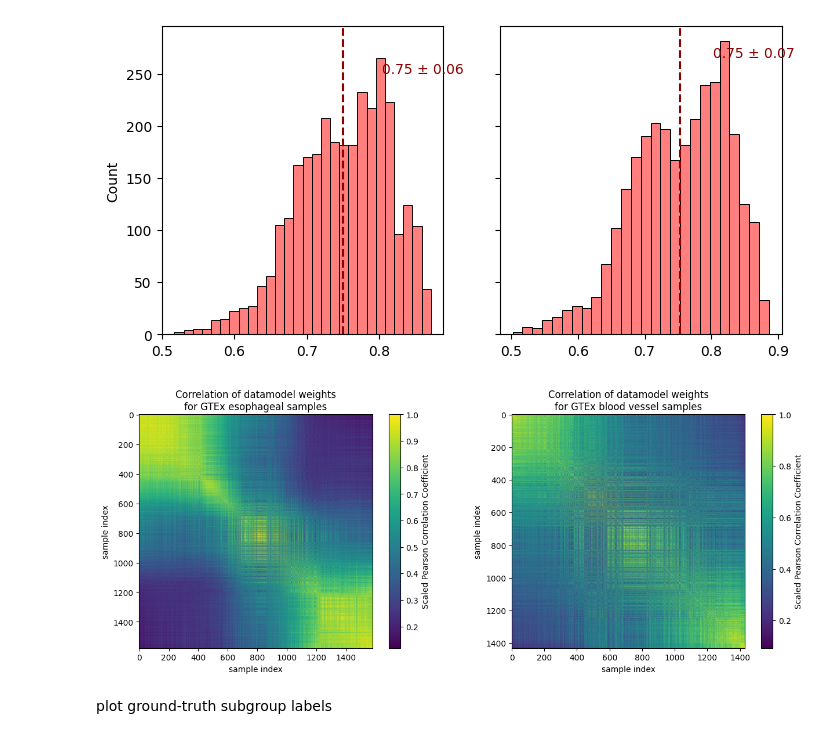
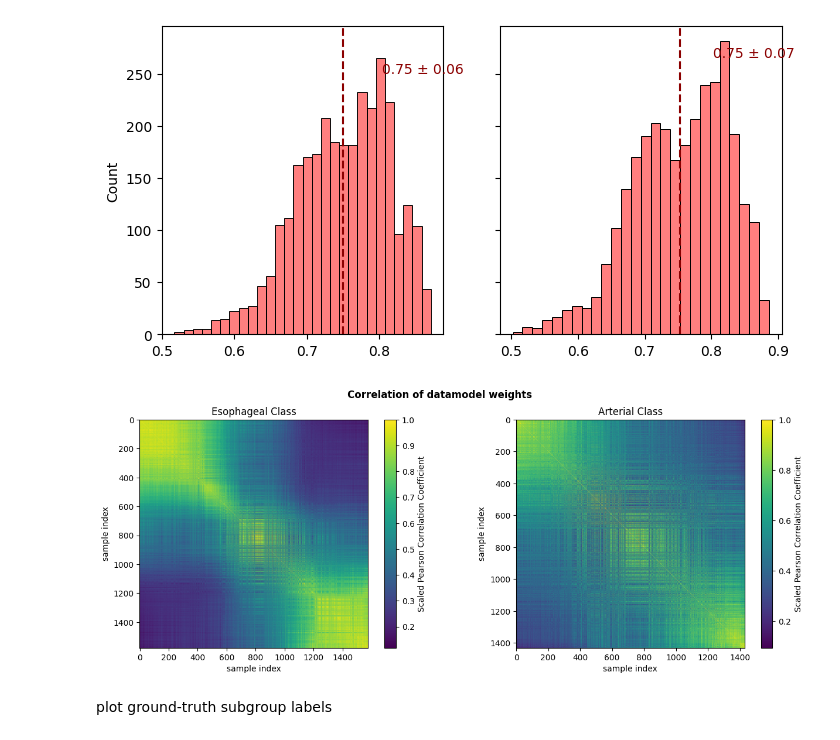
Before and after one commit to djunamay/datamodel_subgroups, a Jupyter notebook: plotting_notebooks/gtex_subset_experiment_june_30.ipynb, the cells around one changed output. Saved outputs shown, nothing was run; the diff lists cells and outputs as text; code cells hidden in the pictures.

```diff
--- a/plotting_notebooks/gtex_subset_experiment_june_30.ipynb
+++ b/plotting_notebooks/gtex_subset_experiment_june_30.ipynb
@@ -159,13 +200,18 @@ index_grp_2 = np.invert(index_grp_1)
 # %%
 
 fig, axes = plt.subplots(1, 2, figsize=(13, 5))
 
-plot_corr(weights, index_grp_1, 'Correlation of datamodel weights\nfor GTEx esophageal samples', ax=axes[0], fig=fig)
-plot_corr(weights, index_grp_2, 'Correlation of datamodel weights\nfor GTEx blood vessel samples', ax=axes[1], fig=fig)
+plot_corr(weights, index_grp_1, 'Esophageal Class', ax=axes[0], fig=fig)
+plot_corr(weights, index_grp_2, 'Arterial Class', ax=axes[1], fig=fig)
+fig.suptitle(
+        'Correlation of datamodel weights',
+        fontsize=12,
+        fontweight='bold'
+    )
 plt.tight_layout()
 plt.savefig('/Users/djuna/Documents/Maydell-MIT-PhD-Thesis/MIT-thesis-template/ch4_figs/gtex_subset_corr.png', dpi=300)
 # %% [output]
-[figure, old version]
+[figure, new version]
 # %%
 # experiment = gtex_subset_experiment_home()
 # corr = np.load('/Users/djuna/Documents/temp/results/gtex_subset_experiment_prev/datamodel_outputs/batch_11_correlations.npy')
```
Also changed, not shown: parts of 31 cells of this notebook, 2 other files.
